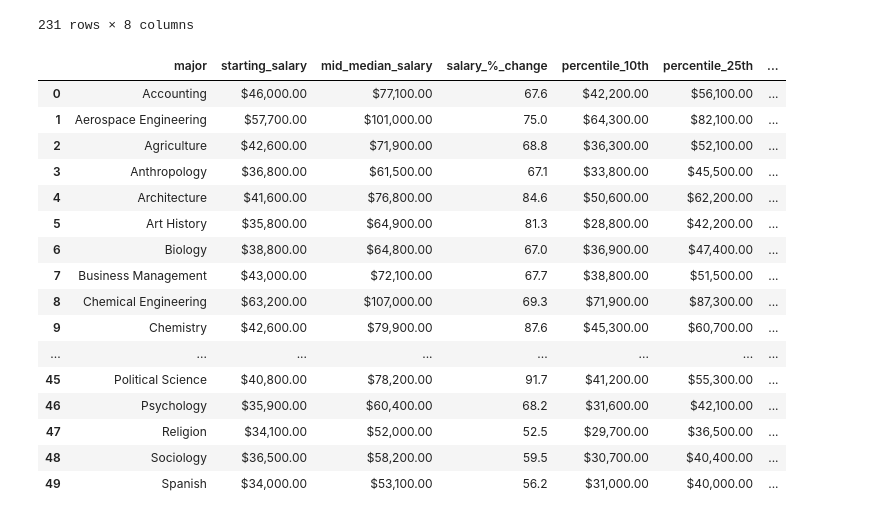
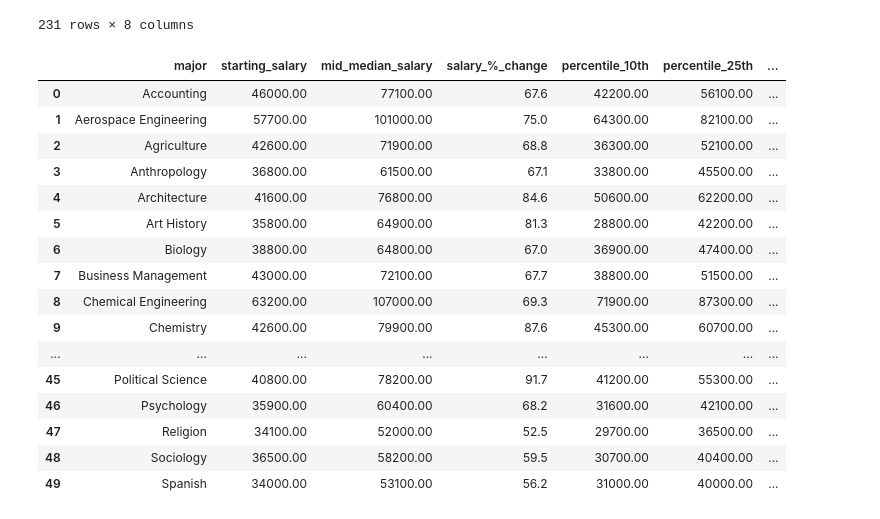
Before and after one commit to jackr276/Final-Project-CMP-262, a Jupyter notebook: Final Project.ipynb, the cells around one changed output. Cells and saved outputs as stored; diff of their text form; code cells hidden in the pictures.

Commit message:
Finished data cleaning

```diff
--- a/Final Project.ipynb
+++ b/Final Project.ipynb
@@ -366,4 +369,18 @@ def remove_bad_chars(df):
         row['percentile_25th'] = ''.join(filter(lambda i: i not in bad_chars, row['percentile_25th']))
         row['percentile_75th'] = ''.join(filter(lambda i: i not in bad_chars, row['percentile_75th']))
         row['percentile_90th'] = ''.join(filter(lambda i: i not in bad_chars, row['percentile_90th']))
+# %%
+def clean_currency(x):
+    if isinstance(x, str):
+        return x.replace("$", "").replace(",","")
+    return x
+
+
+def clean_currency_values(df):
+    df.starting_salary = df.starting_salary.apply(clean_currency)
+    df.mid_median_salary = df.mid_median_salary.apply(clean_currency)
+    df.percentile_10th = df.percentile_10th.apply(clean_currency)
+    df.percentile_25th = df.percentile_25th.apply(clean_currency)
+    df.percentile_75th = df.percentile_75th.apply(clean_currency)
+    df.percentile_90th = df.percentile_90th.apply(clean_currency)
 # %%
@@ -401,23 +418,23 @@ salaries_by_college_df
 | 268 | Black Hills State University | State | 35300.00 | 43900.00 | 27000.00 | 32200.00 | ... |
 231 rows × 8 columns
 # %%
-remove_bad_chars(degrees_that_pay_df)
+clean_currency_values(degrees_that_pay_df)
 degrees_that_pay_df
 # %% [output]
 |  | major | starting_salary | mid_median_salary | salary_%_change | percentile_10th | percentile_25th | ... |
-| 0 | Accounting | $46,000.00 | $77,100.00 | 67.6 | $42,200.00 | $56,100.00 | ... |
-| 1 | Aerospace Engineering | $57,700.00 | $101,000.00 | 75.0 | $64,300.00 | $82,100.00 | ... |
-| 2 | Agriculture | $42,600.00 | $71,900.00 | 68.8 | $36,300.00 | $52,100.00 | ... |
-| 3 | Anthropology | $36,800.00 | $61,500.00 | 67.1 | $33,800.00 | $45,500.00 | ... |
-| 4 | Architecture | $41,600.00 | $76,800.00 | 84.6 | $50,600.00 | $62,200.00 | ... |
-| 5 | Art History | $35,800.00 | $64,900.00 | 81.3 | $28,800.00 | $42,200.00 | ... |
-| 6 | Biology | $38,800.00 | $64,800.00 | 67.0 | $36,900.00 | $47,400.00 | ... |
-| 7 | Business Management | $43,000.00 | $72,100.00 | 67.7 | $38,800.00 | $51,500.00 | ... |
-| 8 | Chemical Engineering | $63,200.00 | $107,000.00 | 69.3 | $71,900.00 | $87,300.00 | ... |
-| 9 | Chemistry | $42,600.00 | $79,900.00 | 87.6 | $45,300.00 | $60,700.00 | ... |
+| 0 | Accounting | 46000.00 | 77100.00 | 67.6 | 42200.00 | 56100.00 | ... |
+| 1 | Aerospace Engineering | 57700.00 | 101000.00 | 75.0 | 64300.00 | 82100.00 | ... |
+| 2 | Agriculture | 42600.00 | 71900.00 | 68.8 | 36300.00 | 52100.00 | ... |
+| 3 | Anthropology | 36800.00 | 61500.00 | 67.1 | 33800.00 | 45500.00 | ... |
+| 4 | Architecture | 41600.00 | 76800.00 | 84.6 | 50600.00 | 62200.00 | ... |
+| 5 | Art History | 35800.00 | 64900.00 | 81.3 | 28800.00 | 42200.00 | ... |
+| 6 | Biology | 38800.00 | 64800.00 | 67.0 | 36900.00 | 47400.00 | ... |
+| 7 | Business Management | 43000.00 | 72100.00 | 67.7 | 38800.00 | 51500.00 | ... |
+| 8 | Chemical Engineering | 63200.00 | 107000.00 | 69.3 | 71900.00 | 87300.00 | ... |
+| 9 | Chemistry | 42600.00 | 79900.00 | 87.6 | 45300.00 | 60700.00 | ... |
 | ... | ... | ... | ... | ... | ... | ... | ... |
-| 45 | Political Science | $40,800.00 | $78,200.00 | 91.7 | $41,200.00 | $55,300.00 | ... |
-| 46 | Psychology | $35,900.00 | $60,400.00 | 68.2 | $31,600.00 | $42,100.00 | ... |
-| 47 | Religion | $34,100.00 | $52,000.00 | 52.5 | $29,700.00 | $36,500.00 | ... |
-| 48 | Sociology | $36,500.00 | $58,200.00 | 59.5 | $30,700.00 | $40,400.00 | ... |
-| 49 | Spanish | $34,000.00 | $53,100.00 | 56.2 | $31,000.00 | $40,000.00 | ... |
+| 45 | Political Science | 40800.00 | 78200.00 | 91.7 | 41200.00 | 55300.00 | ... |
+| 46 | Psychology | 35900.00 | 60400.00 | 68.2 | 31600.00 | 42100.00 | ... |
+| 47 | Religion | 34100.00 | 52000.00 | 52.5 | 29700.00 | 36500.00 | ... |
+| 48 | Sociology | 36500.00 | 58200.00 | 59.5 | 30700.00 | 40400.00 | ... |
+| 49 | Spanish | 34000.00 | 53100.00 | 56.2 | 31000.00 | 40000.00 | ... |
```
Also changed, not shown: parts of 4 cells of this notebook.
